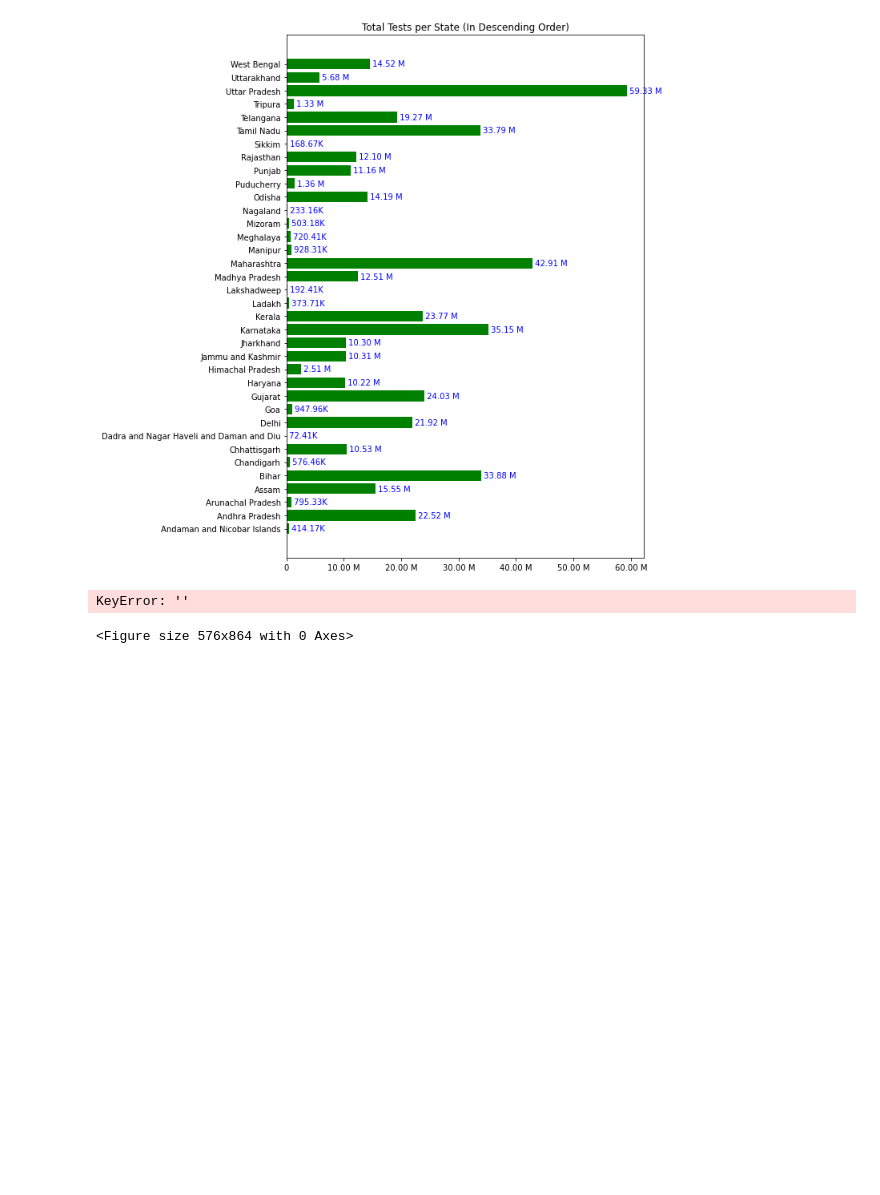
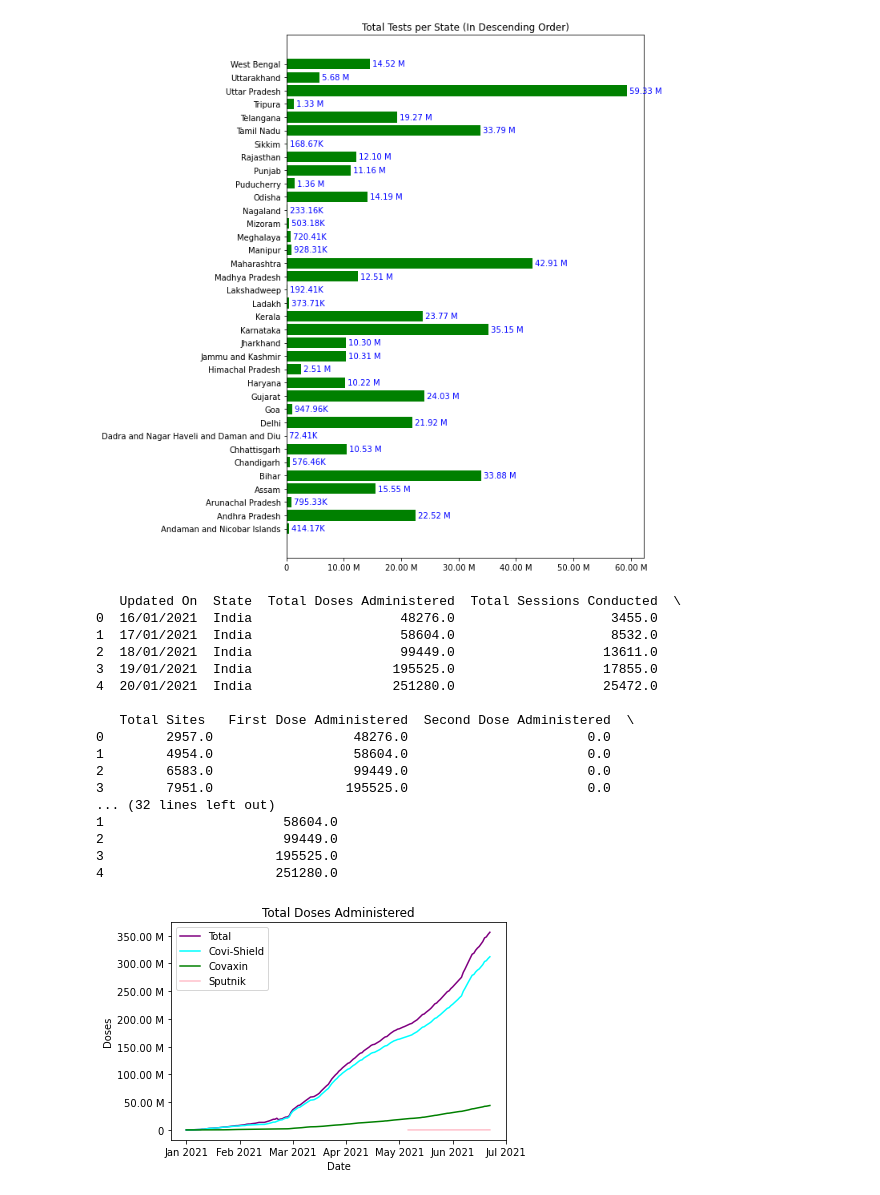
Before and after one commit to namanpy/CovidEDA, a Jupyter notebook: Untitled.ipynb, the cells around one changed output. Cells and saved outputs as stored; diff of their text form; code cells hidden in the pictures; blank space fills up the shorter version.

```diff
--- a/Untitled.ipynb
+++ b/Untitled.ipynb
@@ -300,23 +300,39 @@ plot.show()
 
 
 #######################################################
-#              Total Tests per State                  #
+#              Vaccine Doses Administered             #
 #######################################################
 
 
+df1 = pd.read_csv("covid_vaccine_statewise.csv")
 
-plot.figure(figsize=(8, 12))
-plot.barh(df["State"].values, df[""].values, color="orange")
+print(df1.head())
 
-df["TotalPercentage"]
+df = df1[df1["State"] == "India"]
+#df = df.groupby("Updated On", as_index=False)
 
-for i,v in enumerate(df["TotalSamples"].values):
-    plot.text(v, i, " "+ ToFormattedNumber(v.item(),0), color='blue', va='center')
+def ToFormattedDate(x, y):
+    date = datetime.strptime(df["Updated On"].values[x], "%d/%m/%Y")
+
+    return datetime.strftime(date, "%b %Y")
+
+df.dropna()
+plot.figure()
+plot.plot(df["Updated On"].values, df["Total Doses Administered"].values, color="purple", label="Total")
+plot.plot(df["Updated On"].values, df["Total CoviShield Administered"].values, color="cyan", label="Covi-Shield")
+plot.plot(df["Updated On"].values, df["Total Covaxin Administered"].values, color="green", label="Covaxin")
+plot.plot(df["Updated On"].values, df["Total Sputnik V Administered"].values, color="pink", label="Sputnik")
+
+plot.legend()
 
 
-plot.gca().get_xaxis().set_major_formatter(tick.FuncFormatter(ToFormattedNumber))
-plot.title("Total Tests per State (In Descending Order)");
 
+plot.gca().get_yaxis().set_major_formatter(tick.FuncFormatter(ToFormattedNumber))
+plot.gca().get_xaxis().set_major_formatter(tick.FuncFormatter(ToFormattedDate))
+plot.xticks(np.arange(0 , len(df["Updated On"].values), 30) )
+plot.xlabel("Date")
+plot.ylabel("Doses")
+plot.title("Total Doses Administered")
 plot.show()
 # %% [output]
    Sno        Date     Time State/UnionTerritory ConfirmedIndianNational  \
@@ -329,32 +345,48 @@ plot.show()
   ConfirmedForeignNational  Cured  Deaths  Confirmed
 0                        0      0       0          1
 1                        0      0       0          1
 2                        0      0       0          2
 3                        0      0       0          3
 4                        0      0       0          3
 [figure]
 [figure]
 [figure]
 [figure]
 [figure]
 [figure]
 [figure]
 [figure]
 [figure]
           Date                        State  TotalSamples Negative  Positive
 0   2020-04-17  Andaman and Nicobar Islands        1403.0     1210      12.0
 1   2020-04-24  Andaman and Nicobar Islands        2679.0      NaN      27.0
 2   2020-04-27  Andaman and Nicobar Islands        2848.0      NaN      33.0
 3   2020-05-01  Andaman and Nicobar Islands        3754.0      NaN      33.0
 4   2020-05-16  Andaman and Nicobar Islands        6677.0      NaN      33.0
 ..         ...                          ...           ...      ...       ...
 95  2020-08-17  Andaman and Nicobar Islands       28672.0      NaN    2445.0
 96  2020-08-18  Andaman and Nicobar Islands       28937.0      NaN    2529.0
 97  2020-08-19  Andaman and Nicobar Islands       29303.0      NaN    2604.0
 98  2020-08-20  Andaman and Nicobar Islands       29487.0      NaN    2680.0
 99  2020-08-21  Andaman and Nicobar Islands       29573.0      NaN    2747.0
 
 [100 rows x 5 columns]
 [figure]
-KeyError: ''
+   Updated On  State  Total Doses Administered  Total Sessions Conducted  \
+0  16/01/2021  India                   48276.0                    3455.0
+1  17/01/2021  India                   58604.0                    8532.0
+2  18/01/2021  India                   99449.0                   13611.0
+3  19/01/2021  India                  195525.0                   17855.0
+4  20/01/2021  India                  251280.0                   25472.0
+
+   Total Sites   First Dose Administered  Second Dose Administered  \
+0        2957.0                  48276.0                       0.0
+1        4954.0                  58604.0                       0.0
+2        6583.0                  99449.0                       0.0
+3        7951.0                 195525.0                       0.0
+... (32 lines left out)
+1                       58604.0
+2                       99449.0
+3                      195525.0
+4                      251280.0
-<Figure size 576x864 with 0 Axes>
+[figure, added]
```
